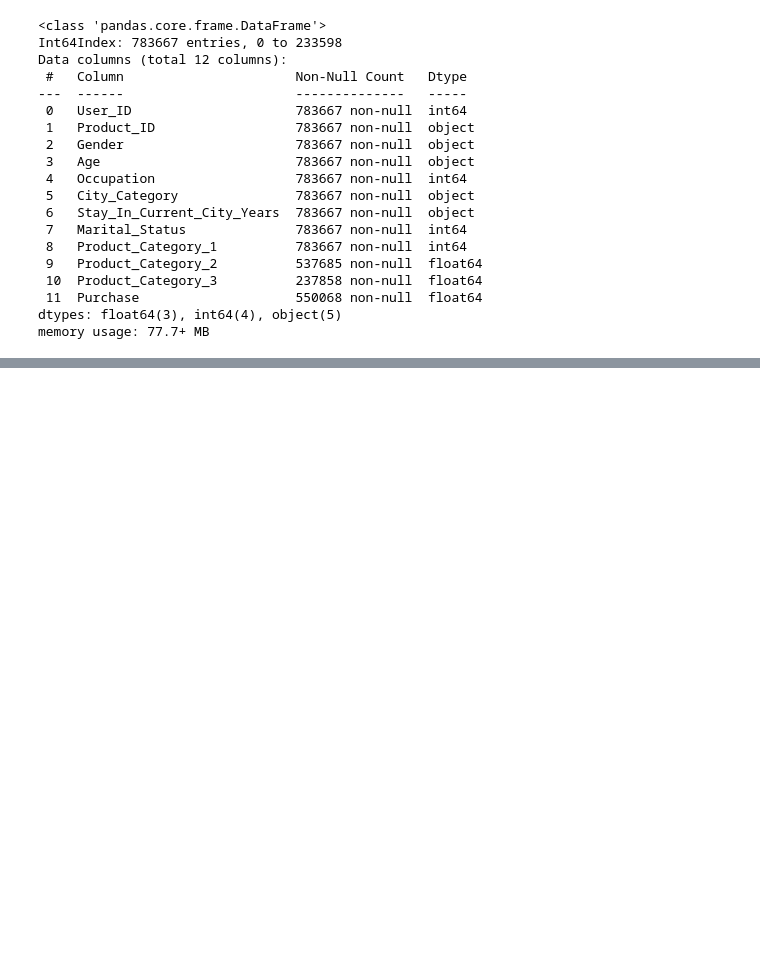
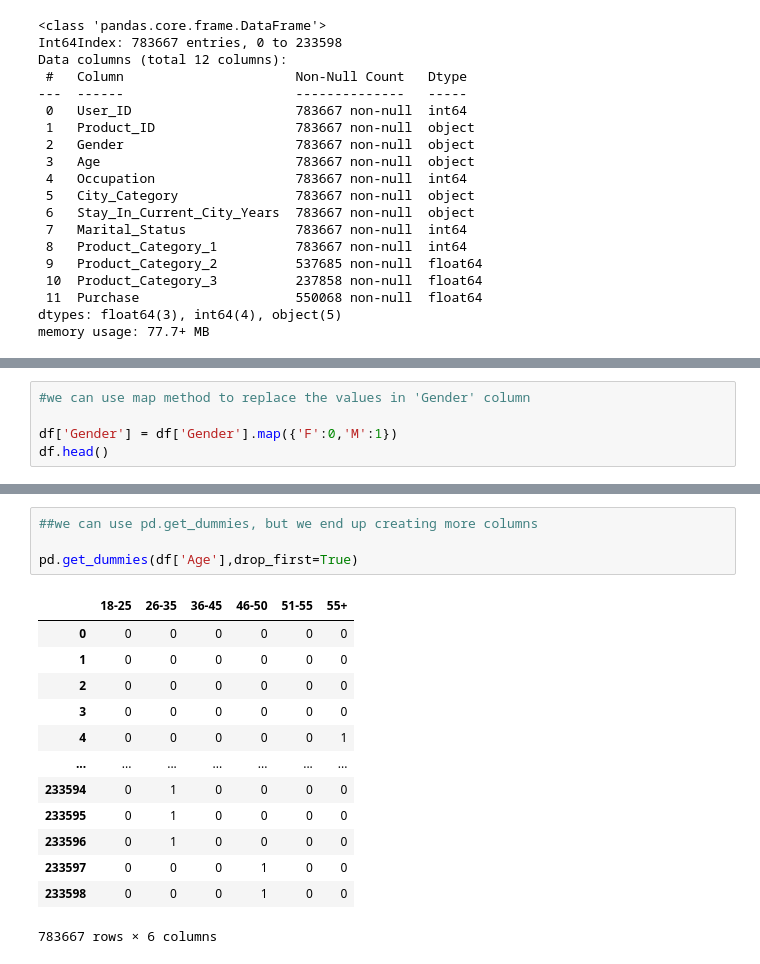
Before and after one commit to Priya-088/Full_Stack_Data_Science, a Jupyter notebook: DS Projects/Black_Friday_EDA_Featuring_Engineering.ipynb, the cells around one changed output, grey strips where cells are left out. Drawn from its saved outputs; the diff is of its cells as text; blank space fills up the shorter version.

```diff
--- a/DS Projects/Black_Friday_EDA_Featuring_Engineering.ipynb
+++ b/DS Projects/Black_Friday_EDA_Featuring_Engineering.ipynb
@@ -74,0 +137,5 @@ memory usage: 77.7+ MB
+# %%
+#we can use map method to replace the values in 'Gender' column
+
+df['Gender'] = df['Gender'].map({'F':0,'M':1})
+df.head()
@@ -74,0 +149,18 @@ memory usage: 77.7+ MB
+# %%
+##we can use pd.get_dummies, but we end up creating more columns
+
+pd.get_dummies(df['Age'],drop_first=True)
+# %% [output]
+|  | 18-25 | 26-35 | 36-45 | 46-50 | 51-55 | 55+ |
+| 0 | 0 | 0 | 0 | 0 | 0 | 0 |
+| 1 | 0 | 0 | 0 | 0 | 0 | 0 |
+| 2 | 0 | 0 | 0 | 0 | 0 | 0 |
+| 3 | 0 | 0 | 0 | 0 | 0 | 0 |
+| 4 | 0 | 0 | 0 | 0 | 0 | 1 |
+| ... | ... | ... | ... | ... | ... | ... |
+| 233594 | 0 | 1 | 0 | 0 | 0 | 0 |
+| 233595 | 0 | 1 | 0 | 0 | 0 | 0 |
+| 233596 | 0 | 1 | 0 | 0 | 0 | 0 |
+| 233597 | 0 | 0 | 0 | 1 | 0 | 0 |
+| 233598 | 0 | 0 | 0 | 1 | 0 | 0 |
+783667 rows × 6 columns
```
Also changed, not shown: parts of 19 cells of this notebook.
